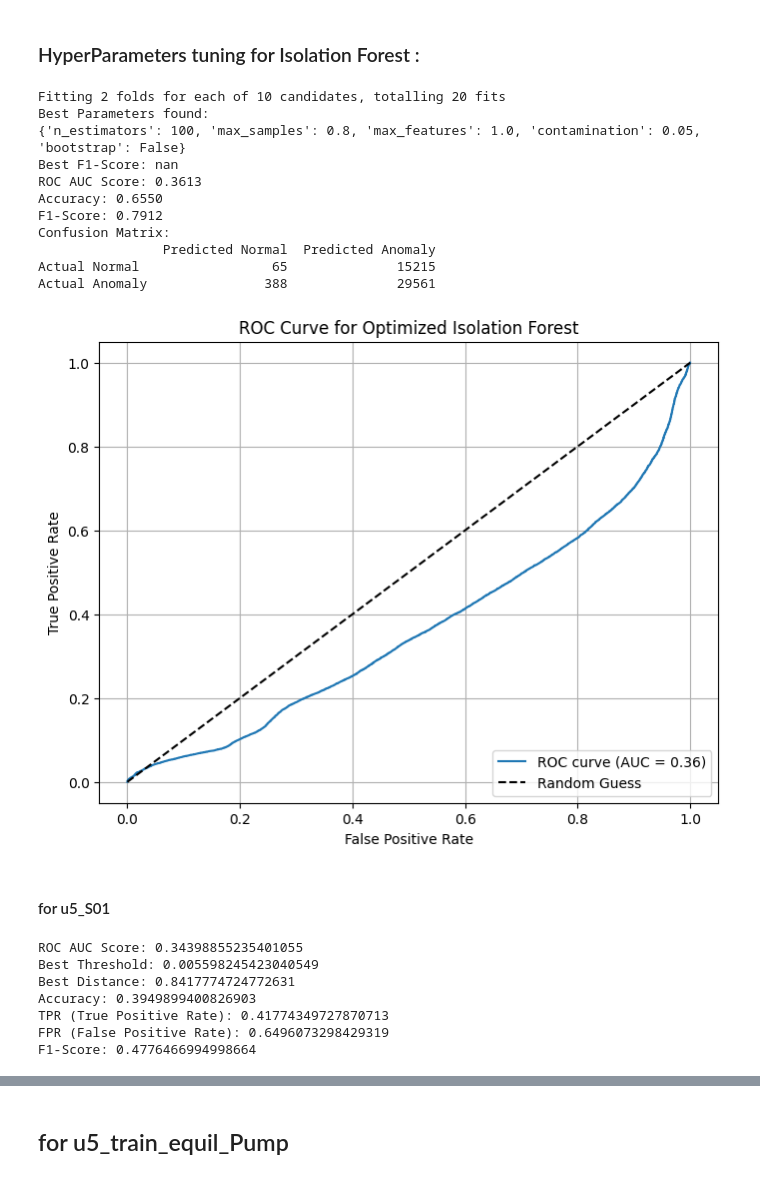
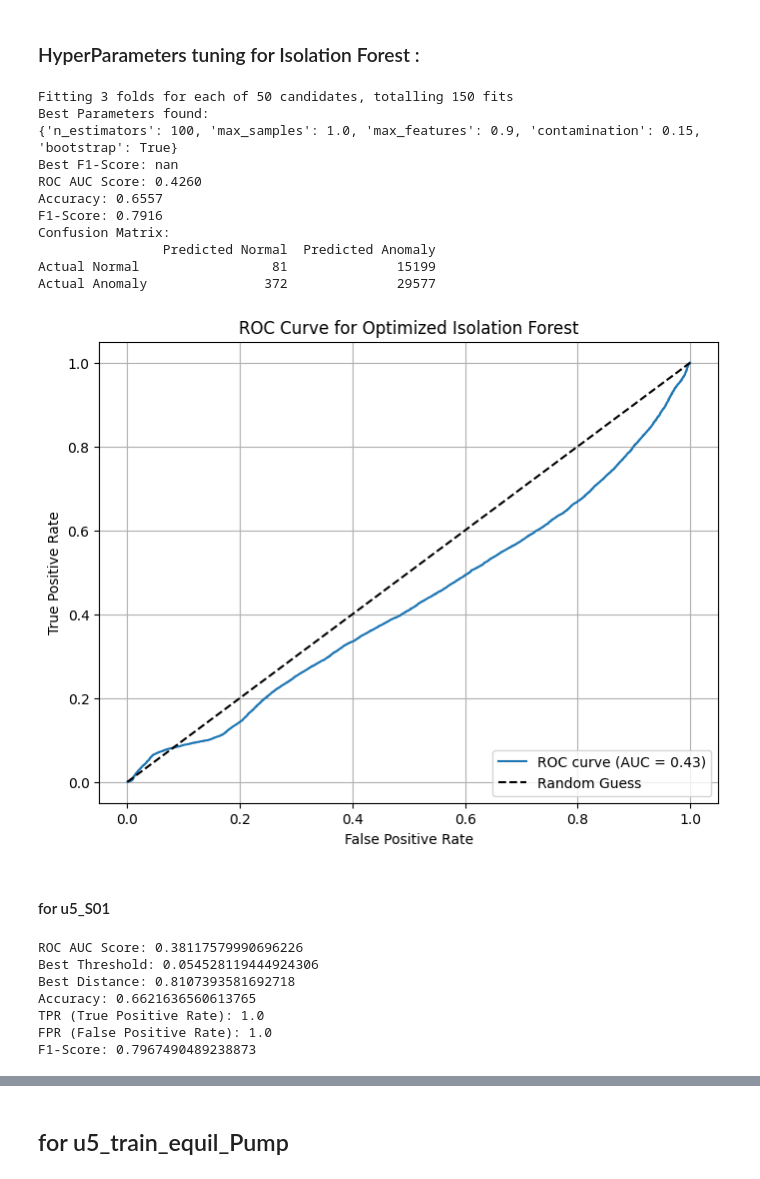
Before and after one commit to j0shcd/ml4pm-project, a Jupyter notebook: Hubert_Tries.ipynb, the cells around one changed output, grey strips where cells are left out. Cells and saved outputs as stored; diff of their text form; code cells hidden in the pictures.

```diff
--- a/Hubert_Tries.ipynb
+++ b/Hubert_Tries.ipynb
@@ -891,11 +993,11 @@ def f1_scorer(y_true, y_pred):
 
 # Define a reduced parameter grid
 param_grid = {
-    'n_estimators': [100, 200],
-    'max_samples': [0.8, 0.9],
-    'contamination': [0.05, 0.1],
-    'max_features': [1.0, 0.8],
-    'bootstrap': [False]
+    'n_estimators': [100, 200, 300],
+    'max_samples': ['auto', 0.8, 0.9, 1.0],
+    'contamination': [0.05, 0.1, 0.15],
+    'max_features': [1.0, 0.9, 0.8],
+    'bootstrap': [False, True]
 }
 
 # Initialize the Isolation Forest
@@ -906,8 +1008,8 @@ random_search = RandomizedSearchCV(
     estimator=isolation_forest,
     param_distributions=param_grid,
     scoring=make_scorer(f1_scorer),
-    n_iter=10,  # Test only 10 random combinations
-    cv=2,  # Reduce cross-validation folds to 2
+    n_iter=50,  # Test only 10 random combinations
+    cv=3,  # Reduce cross-validation folds to 2
     n_jobs=-1,  # Use all available cores
     verbose=2,
     random_state=42
@@ -946,46 +1048,46 @@ conf_matrix = pd.DataFrame(
     confusion_matrix(u5_s01_equil_turbine['anomaly'], y_pred),
     index=['Actual Normal', 'Actual Anomaly'],
     columns=['Predicted Normal', 'Predicted Anomaly']
 )
 
 # Display metrics
 print(f"ROC AUC Score: {roc_auc:.4f}")
 print(f"Accuracy: {accuracy:.4f}")
 print(f"F1-Score: {f1:.4f}")
 print("Confusion Matrix:")
 print(conf_matrix)
 
 # Compute ROC curve
 fpr, tpr, thresholds_roc = roc_curve(u5_s01_equil_turbine['anomaly'], -predicted_scores)
 
 # Plot ROC curve
 plt.figure(figsize=(8, 6))
 plt.plot(fpr, tpr, label=f'ROC curve (AUC = {roc_auc:.2f})')
 plt.plot([0, 1], [0, 1], 'k--', label='Random Guess')
 plt.xlabel('False Positive Rate')
 plt.ylabel('True Positive Rate')
 plt.title("ROC Curve for Optimized Isolation Forest")
 plt.legend(loc='lower right')
 plt.grid(True)
 plt.show()
 # %% [output]
-Fitting 2 folds for each of 10 candidates, totalling 20 fits
+Fitting 3 folds for each of 50 candidates, totalling 150 fits
 Best Parameters found:
-{'n_estimators': 100, 'max_samples': 0.8, 'max_features': 1.0, 'contamination': 0.05, 'bootstrap': False}
+{'n_estimators': 100, 'max_samples': 1.0, 'max_features': 0.9, 'contamination': 0.15, 'bootstrap': True}
 Best F1-Score: nan
-ROC AUC Score: 0.3613
-Accuracy: 0.6550
-F1-Score: 0.7912
+ROC AUC Score: 0.4260
+Accuracy: 0.6557
+F1-Score: 0.7916
 Confusion Matrix:
                 Predicted Normal  Predicted Anomaly
-Actual Normal                 65              15215
-Actual Anomaly               388              29561
+Actual Normal                 81              15199
+Actual Anomaly               372              29577
-[figure, old version]
+[figure, new version]
 # %% [markdown]
 #### for u5_S01
 # %%
 # Define the IsolationForest
-isolation_forest = IsolationForest(bootstrap=False, contamination='auto', max_features=1.0, max_samples='auto', n_estimators=100)
+isolation_forest = IsolationForest(bootstrap=True, contamination=0.15, max_features=0.9, max_samples=1.0, n_estimators=100, random_state=42)
 
 # Fit IsolationForest using training data
 isolation_forest.fit(u5_train_equil_turbine)
@@ -1032,10 +1134,10 @@ print(f"FPR (False Positive Rate): {fpr}")
 f1_score = metrics.f1_score(u5_s01_equil_turbine['anomaly'], y_pred)
 print(f"F1-Score: {f1_score}")
 # %% [output]
-ROC AUC Score: 0.34398855235401055
-Best Threshold: 0.005598245423040549
-Best Distance: 0.8417774724772631
-Accuracy: 0.3949899400826903
-TPR (True Positive Rate): 0.41774349727870713
-FPR (False Positive Rate): 0.6496073298429319
-F1-Score: 0.4776466994998664
+ROC AUC Score: 0.38117579990696226
+Best Threshold: 0.054528119444924306
+Best Distance: 0.8107393581692718
+Accuracy: 0.6621636560613765
+TPR (True Positive Rate): 1.0
+FPR (False Positive Rate): 1.0
+F1-Score: 0.7967490489238873
```
Also changed, not shown: parts of 23 cells of this notebook.
